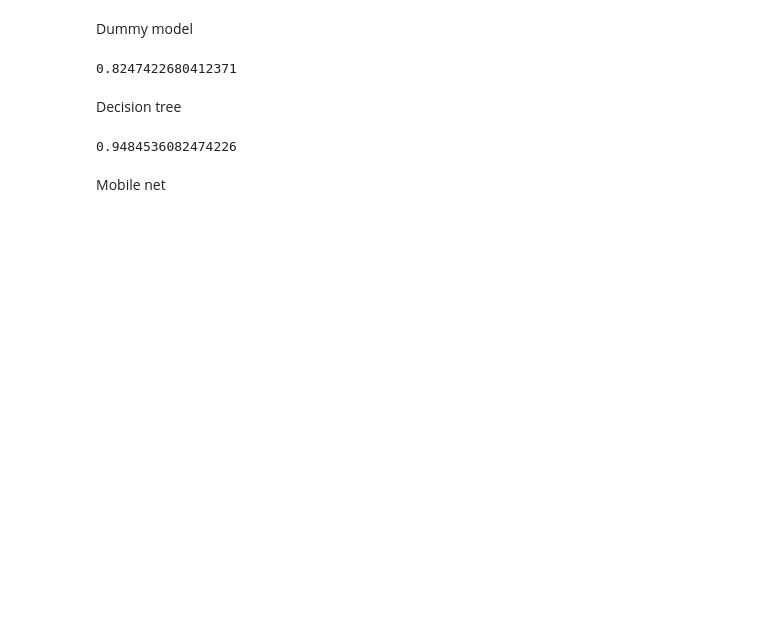
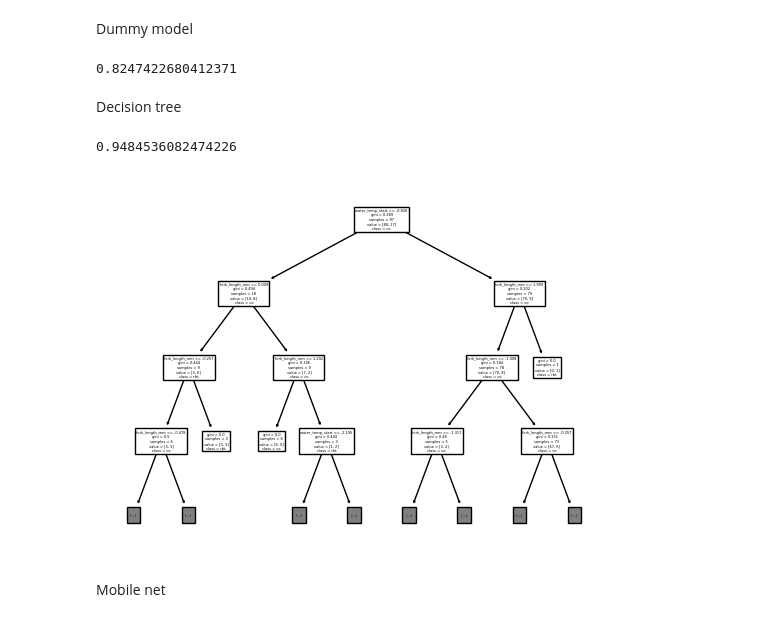
Before and after one commit to brahmwg/Bottlenecks_MDS_Capstone, a Jupyter notebook: species_prediction_model/trial_notebook_riya.ipynb, the cells around one changed output. Cells and saved outputs as stored; diff of their text form; code cells hidden in the pictures; blank space fills up the shorter version.

Commit message:
plotting tree

```diff
--- a/species_prediction_model/trial_notebook_riya.ipynb
+++ b/species_prediction_model/trial_notebook_riya.ipynb
@@ -140,5 +142,12 @@ decision_tree.fit(X_transformed, y)
 decision_tree.score(X_transformed, y)
 # %% [output]
 0.9484536082474226
+# %%
+plot = tree.plot_tree(decision_tree = decision_tree,
+                        max_depth = 3,
+                        feature_names = column_names,
+                        class_names = ["co", "rbt"])
+# %% [output]
+[figure, added]
 # %% [markdown]
 Mobile net
```
Also changed, not shown: parts of 1 cell of this notebook.
